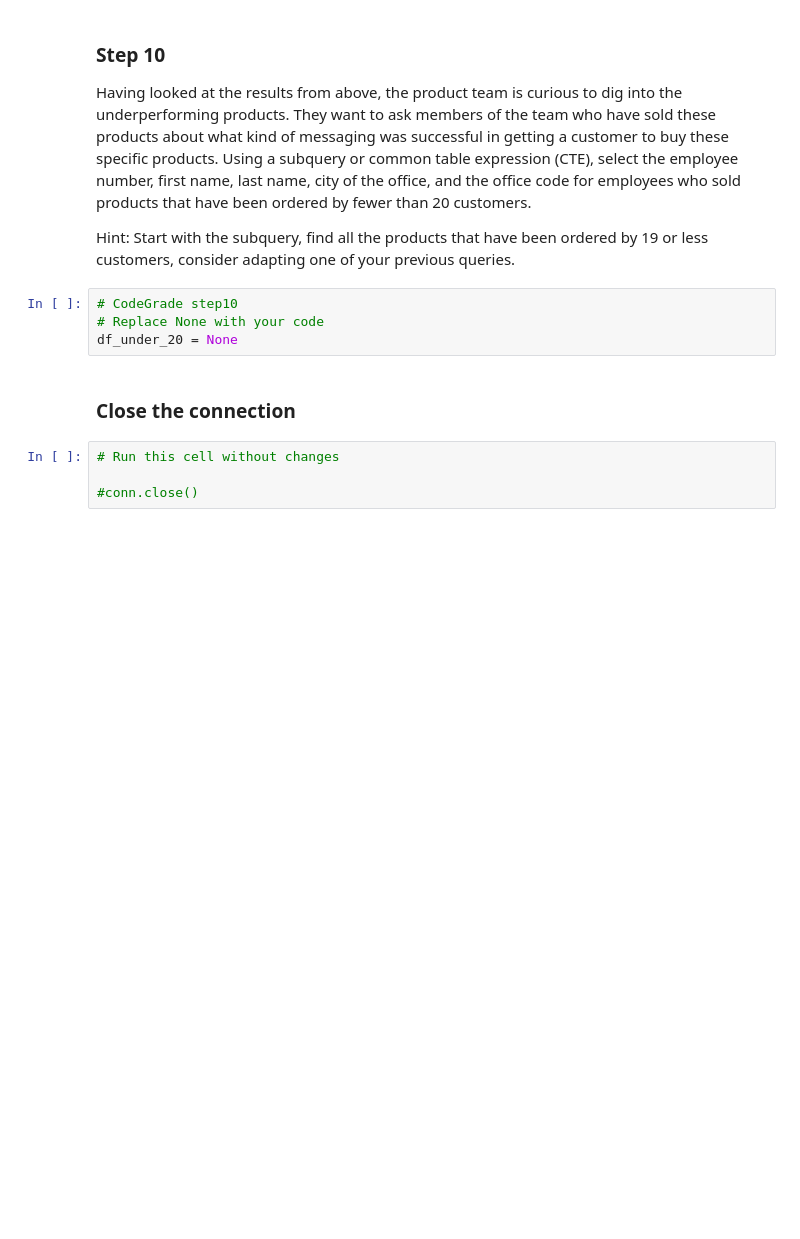
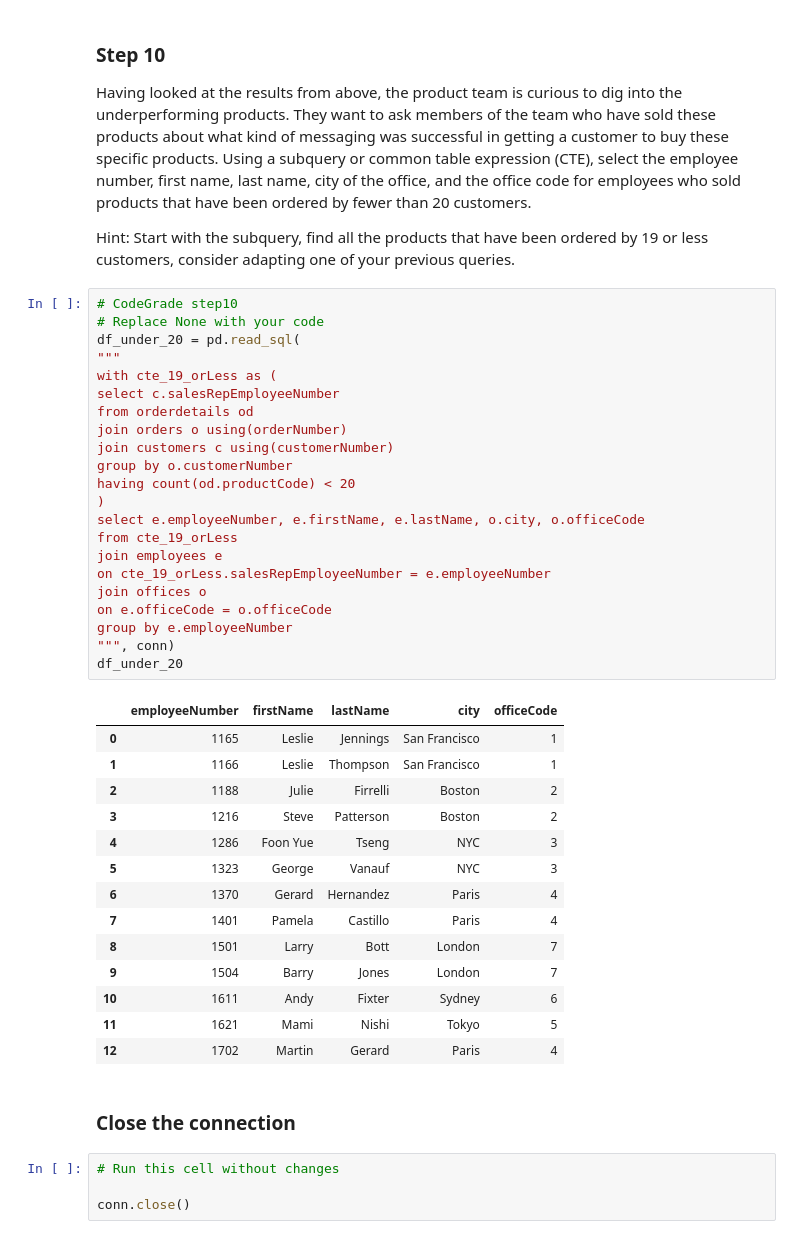
Before and after one commit to j-alba-data/DS_Course1_Week1_Module3_SQLTables, a Jupyter notebook: SQLJoinsSubQueriesLab.ipynb, the cells around one changed output. Saved outputs shown, nothing was run; the diff lists cells and outputs as text; blank space fills up the shorter version.

```diff
--- a/SQLJoinsSubQueriesLab.ipynb
+++ b/SQLJoinsSubQueriesLab.ipynb
@@ -324,13 +324,46 @@ df_customers
 Having looked at the results from above, the product team is curious to dig into the underperforming products. They want to ask members of the team who have sold these products about what kind of messaging was successful in getting a customer to buy these specific products. Using a subquery or common table expression (CTE), select the employee number, first name, last name, city of the office, and the office code for employees who sold products that have been ordered by fewer than 20 customers.
 
 Hint: Start with the subquery, find all the products that have been ordered by 19 or less customers, consider adapting one of your previous queries.
-# %%
-# CodeGrade step10
-# Replace None with your code
-df_under_20 = None
+# %%
+# CodeGrade step10
+# Replace None with your code
+df_under_20 = pd.read_sql(
+"""
+with cte_19_orLess as (
+select c.salesRepEmployeeNumber
+from orderdetails od
+join orders o using(orderNumber)
+join customers c using(customerNumber)
+group by o.customerNumber
+having count(od.productCode) < 20
+)
+select e.employeeNumber, e.firstName, e.lastName, o.city, o.officeCode
+from cte_19_orLess
+join employees e
+on cte_19_orLess.salesRepEmployeeNumber = e.employeeNumber
+join offices o
+on e.officeCode = o.officeCode
+group by e.employeeNumber
+""", conn)
+df_under_20
+# %% [output]
+|  | employeeNumber | firstName | lastName | city | officeCode |
+| 0 | 1165 | Leslie | Jennings | San Francisco | 1 |
+| 1 | 1166 | Leslie | Thompson | San Francisco | 1 |
+| 2 | 1188 | Julie | Firrelli | Boston | 2 |
+| 3 | 1216 | Steve | Patterson | Boston | 2 |
+| 4 | 1286 | Foon Yue | Tseng | NYC | 3 |
+| 5 | 1323 | George | Vanauf | NYC | 3 |
+| 6 | 1370 | Gerard | Hernandez | Paris | 4 |
+| 7 | 1401 | Pamela | Castillo | Paris | 4 |
+| 8 | 1501 | Larry | Bott | London | 7 |
+| 9 | 1504 | Barry | Jones | London | 7 |
+| 10 | 1611 | Andy | Fixter | Sydney | 6 |
+| 11 | 1621 | Mami | Nishi | Tokyo | 5 |
+| 12 | 1702 | Martin | Gerard | Paris | 4 |
 # %% [markdown]
 ### Close the connection
 # %%
 # Run this cell without changes
 
-#conn.close()
+conn.close()
```
